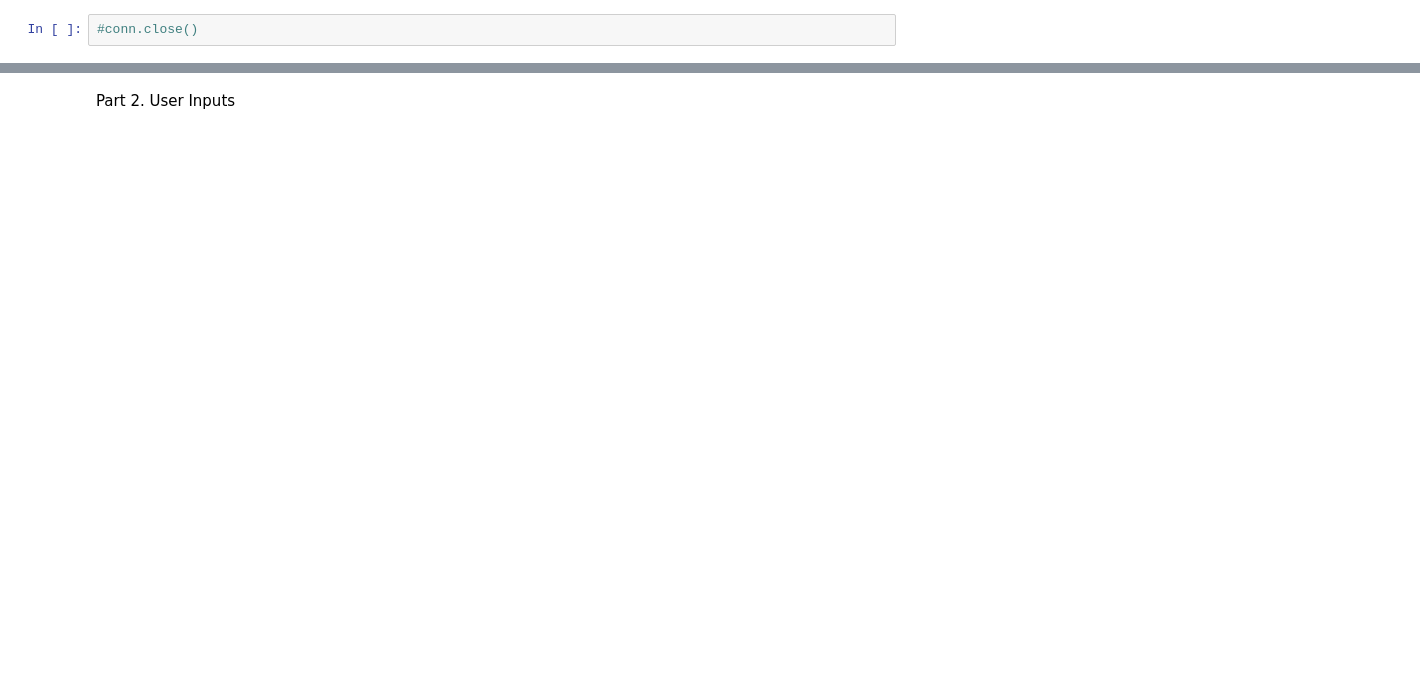
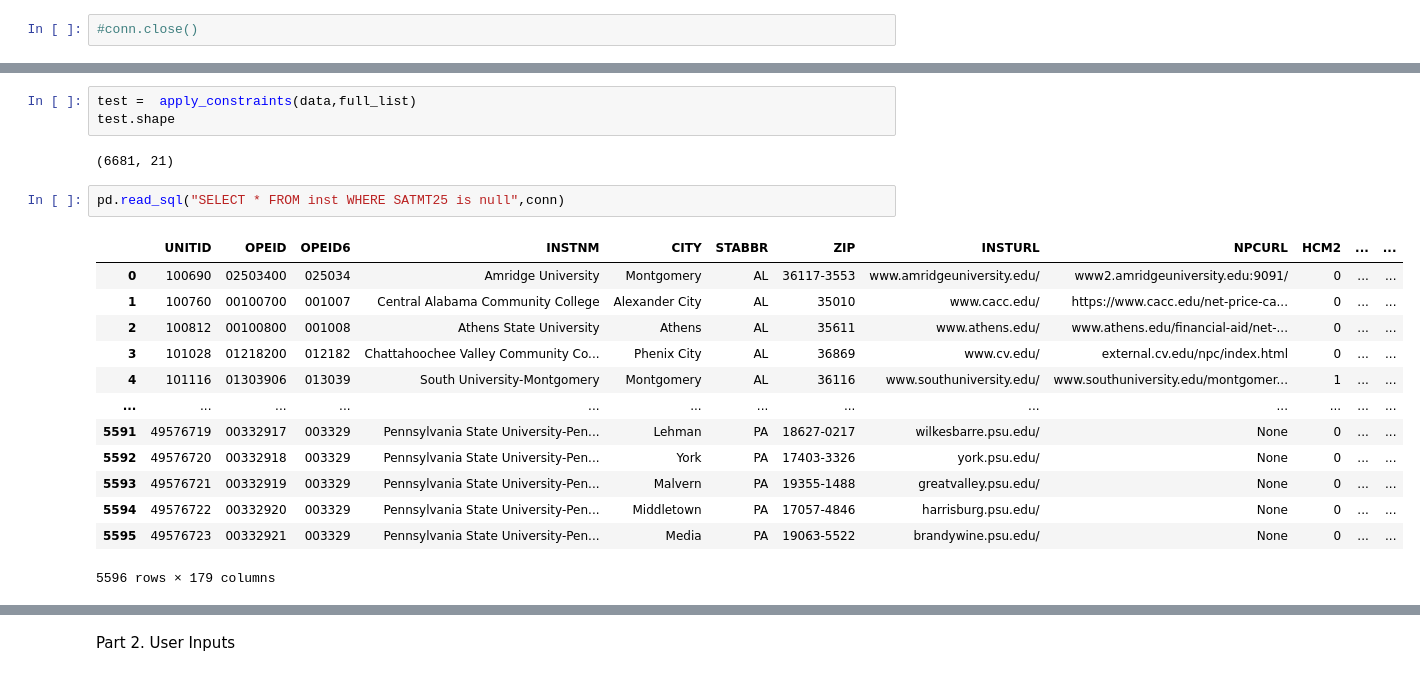
Before and after one commit to MaikKalil/CSE6242Project, a Jupyter notebook: Ranking Algorithm.ipynb, the cells around one changed output, grey strips where cells are left out. Drawn from its saved outputs; the diff is of its cells as text; blank space fills up the shorter version.

```diff
--- a/Ranking Algorithm.ipynb
+++ b/Ranking Algorithm.ipynb
@@ -26,0 +568,21 @@ inst = pd.read_sql("SELECT * FROM inst",conn)
+# %%
+test =  apply_constraints(data,full_list)
+test.shape
+# %% [output]
+(6681, 21)
+# %%
+pd.read_sql("SELECT * FROM inst WHERE SATMT25 is null",conn)
+# %% [output]
+|  | UNITID | OPEID | OPEID6 | INSTNM | CITY | STABBR | ZIP | INSTURL | NPCURL | HCM2 | ... | ... |
+| 0 | 100690 | 02503400 | 025034 | Amridge University | Montgomery | AL | 36117-3553 | www.amridgeuniversity.edu/ | www2.amridgeuniversity.edu:9091/ | 0 | ... | ... |
+| 1 | 100760 | 00100700 | 001007 | Central Alabama Community College | Alexander City | AL | 35010 | www.cacc.edu/ | https://www.cacc.edu/net-price-ca... | 0 | ... | ... |
+| 2 | 100812 | 00100800 | 001008 | Athens State University | Athens | AL | 35611 | www.athens.edu/ | www.athens.edu/financial-aid/net-... | 0 | ... | ... |
+| 3 | 101028 | 01218200 | 012182 | Chattahoochee Valley Community Co... | Phenix City | AL | 36869 | www.cv.edu/ | external.cv.edu/npc/index.html | 0 | ... | ... |
+| 4 | 101116 | 01303906 | 013039 | South University-Montgomery | Montgomery | AL | 36116 | www.southuniversity.edu/ | www.southuniversity.edu/montgomer... | 1 | ... | ... |
+| ... | ... | ... | ... | ... | ... | ... | ... | ... | ... | ... | ... | ... |
+| 5591 | 49576719 | 00332917 | 003329 | Pennsylvania State University-Pen... | Lehman | PA | 18627-0217 | wilkesbarre.psu.edu/ | None | 0 | ... | ... |
+| 5592 | 49576720 | 00332918 | 003329 | Pennsylvania State University-Pen... | York | PA | 17403-3326 | york.psu.edu/ | None | 0 | ... | ... |
+| 5593 | 49576721 | 00332919 | 003329 | Pennsylvania State University-Pen... | Malvern | PA | 19355-1488 | greatvalley.psu.edu/ | None | 0 | ... | ... |
+| 5594 | 49576722 | 00332920 | 003329 | Pennsylvania State University-Pen... | Middletown | PA | 17057-4846 | harrisburg.psu.edu/ | None | 0 | ... | ... |
+| 5595 | 49576723 | 00332921 | 003329 | Pennsylvania State University-Pen... | Media | PA | 19063-5522 | brandywine.psu.edu/ | None | 0 | ... | ... |
+5596 rows × 179 columns
```
Also changed, not shown: parts of 109 cells of this notebook.
